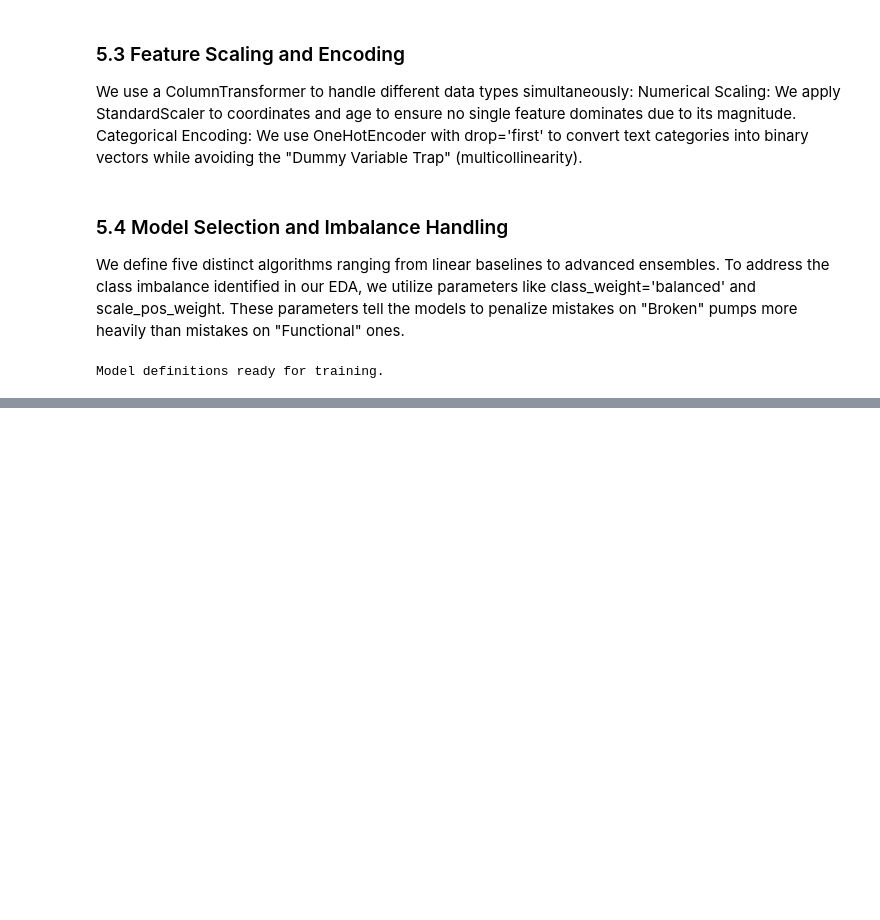
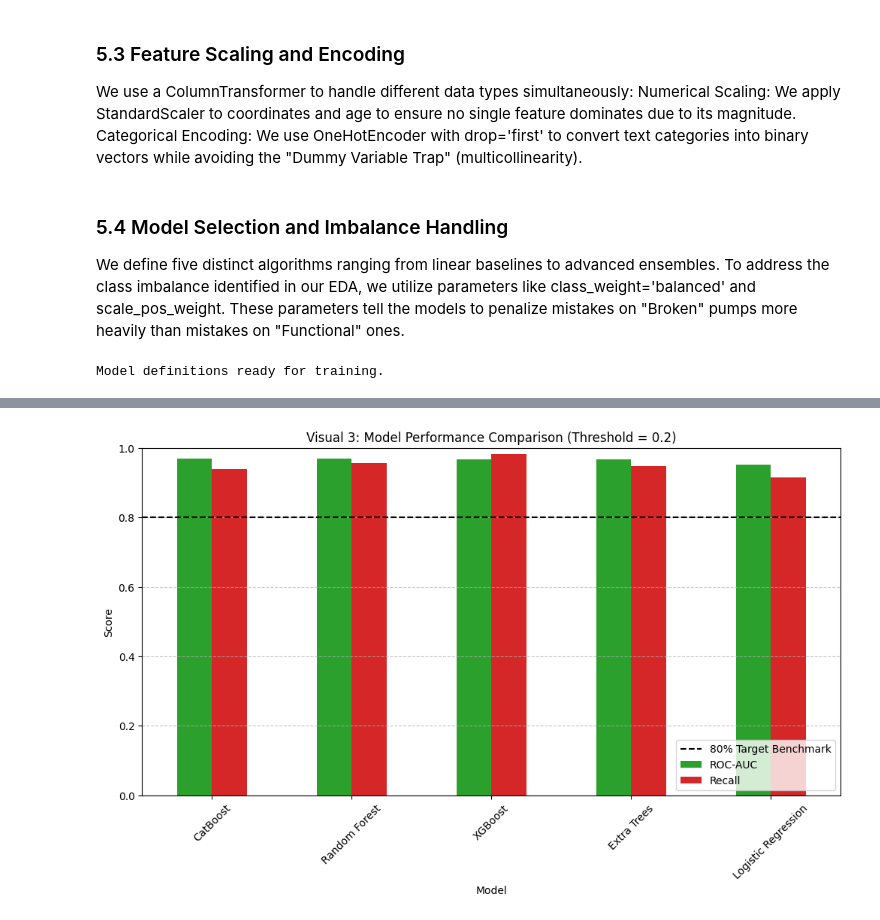
Before and after one commit to Abdull223/Maji-Metrics-2026, a Jupyter notebook: Maji-metrics.ipynb, the cells around one changed output, grey strips where cells are left out. Saved outputs shown, nothing was run; the diff lists cells and outputs as text; code cells hidden in the pictures; blank space fills up the shorter version.

```diff
--- a/Maji-metrics.ipynb
+++ b/Maji-metrics.ipynb
@@ -306,0 +424,13 @@ Model definitions ready for training.
+# %%
+# Model Tournament Comparison
+comparison_df.set_index('Model')[['ROC-AUC', 'Recall']].plot(kind='bar', figsize=(12, 6), color=['#2ca02c', '#d62728'])
+plt.axhline(0.8, color='black', linestyle='--', label='80% Target Benchmark')
+plt.title('Visual 3: Model Performance Comparison (Threshold = 0.2)')
+plt.ylabel('Score')
+plt.ylim(0, 1.0)
+plt.legend(loc='lower right')
+plt.xticks(rotation=45)
+plt.grid(axis='y', linestyle='--', alpha=0.7)
+plt.show()
+# %% [output]
+[figure, added]
```
Also changed, not shown: parts of 9 cells of this notebook.
